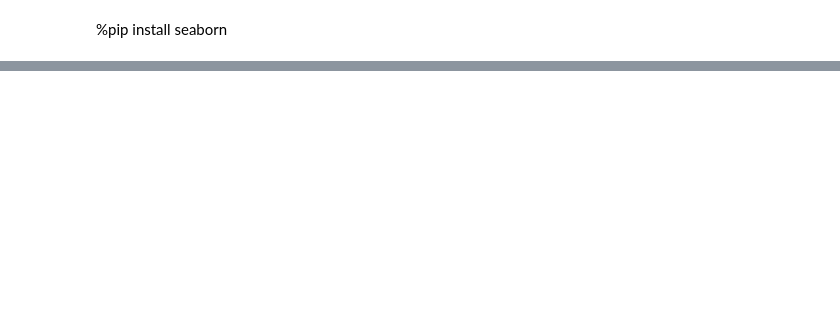
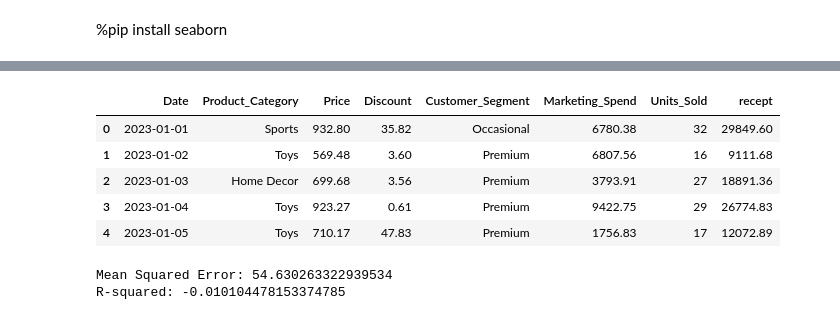
Before and after one commit to Hproncino/projeto, a Jupyter notebook: recursive.ipynb, the cells around one changed output, grey strips where cells are left out. Cells and saved outputs as stored; diff of their text form; code cells hidden in the pictures; blank space fills up the shorter version.

```diff
--- a/recursive.ipynb
+++ b/recursive.ipynb
@@ -40,0 +75,10 @@ print(modelo.predict([[23]])[0][0])
+# %%
+df['recept'] = df['Units_Sold'] * df['Price']
+df.head()
+# %% [output]
+|  | Date | Product_Category | Price | Discount | Customer_Segment | Marketing_Spend | Units_Sold | recept |
+| 0 | 2023-01-01 | Sports | 932.80 | 35.82 | Occasional | 6780.38 | 32 | 29849.60 |
+| 1 | 2023-01-02 | Toys | 569.48 | 3.60 | Premium | 6807.56 | 16 | 9111.68 |
+| 2 | 2023-01-03 | Home Decor | 699.68 | 3.56 | Premium | 3793.91 | 27 | 18891.36 |
+| 3 | 2023-01-04 | Toys | 923.27 | 0.61 | Premium | 9422.75 | 29 | 26774.83 |
+| 4 | 2023-01-05 | Toys | 710.17 | 47.83 | Premium | 1756.83 | 17 | 12072.89 |
@@ -40,0 +95,9 @@ print(modelo.predict([[23]])[0][0])
+# %%
+mse = mean_squared_error(y_test, y_pred)
+r2 = r2_score(y_test, y_pred)
+
+print(f'Mean Squared Error: {mse}')
+print(f'R-squared: {r2}')
+# %% [output]
+Mean Squared Error: 54.630263322939534
+R-squared: -0.010104478153374785
```
Also changed, not shown: parts of 12 cells of this notebook, 1 other file.
